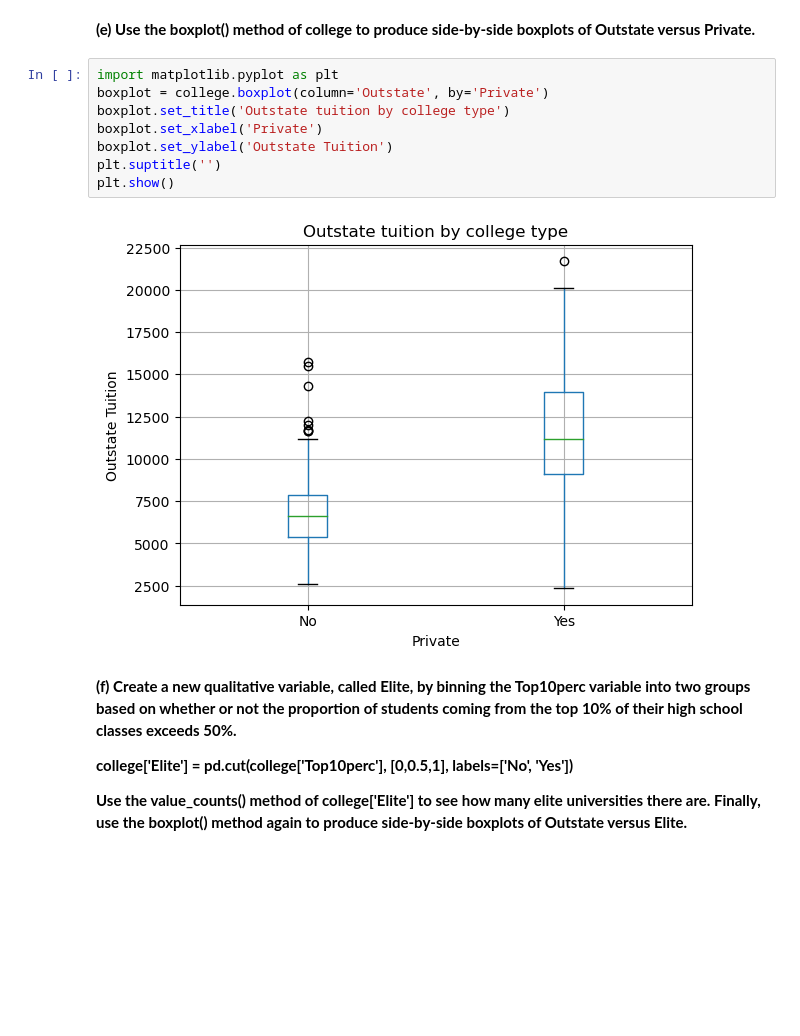
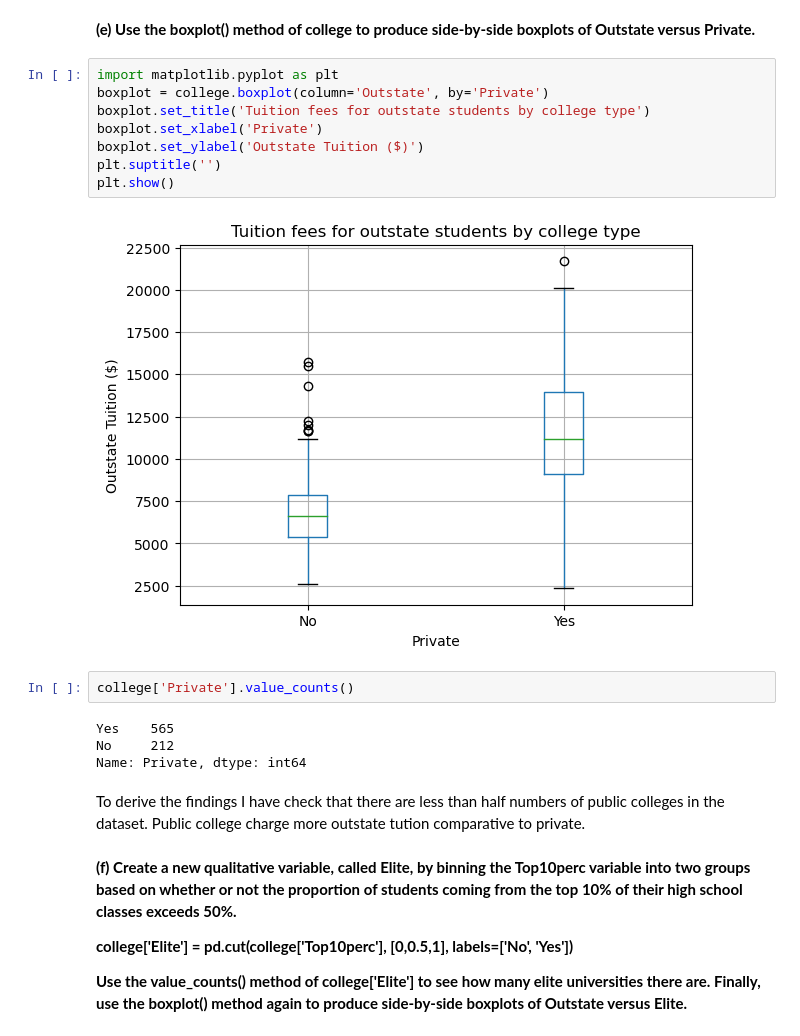
Before and after one commit to umar-khayam/Data-Science, a Jupyter notebook: Learning/Statistics/ISL/Lab/Chapter 2/Problem 8.ipynb, the cells around one changed output. Cells and saved outputs as stored; diff of their text form; blank space fills up the shorter version.

```diff
--- a/Learning/Statistics/ISL/Lab/Chapter 2/Problem 8.ipynb
+++ b/Learning/Statistics/ISL/Lab/Chapter 2/Problem 8.ipynb
@@ -84,13 +106,22 @@ pd.plotting.scatter_matrix(college[['Top10perc', 'Apps', 'Enroll']]);
 # %%
 import matplotlib.pyplot as plt
 boxplot = college.boxplot(column='Outstate', by='Private')
-boxplot.set_title('Outstate tuition by college type')
+boxplot.set_title('Tuition fees for outstate students by college type')
 boxplot.set_xlabel('Private')
-boxplot.set_ylabel('Outstate Tuition')
+boxplot.set_ylabel('Outstate Tuition ($)')
 plt.suptitle('')
 plt.show()
 # %% [output]
-[figure, old version]
+[figure, new version]
+# %%
+college['Private'].value_counts()
+# %% [output]
+Yes    565
+No     212
+Name: Private, dtype: int64
+# %% [markdown]
+To derive the findings I have check that there are less than half numbers of public colleges in the dataset.
+Public college charge more outstate tution comparative to private.
 # %% [markdown]
 **(f) Create a new qualitative variable, called Elite, by binning the Top10perc variable into two groups based on whether or not the proportion of students coming from the top 10% of their high school classes exceeds 50%.**
 
```
Also changed, not shown: parts of 21 cells of this notebook, 1 other file.
